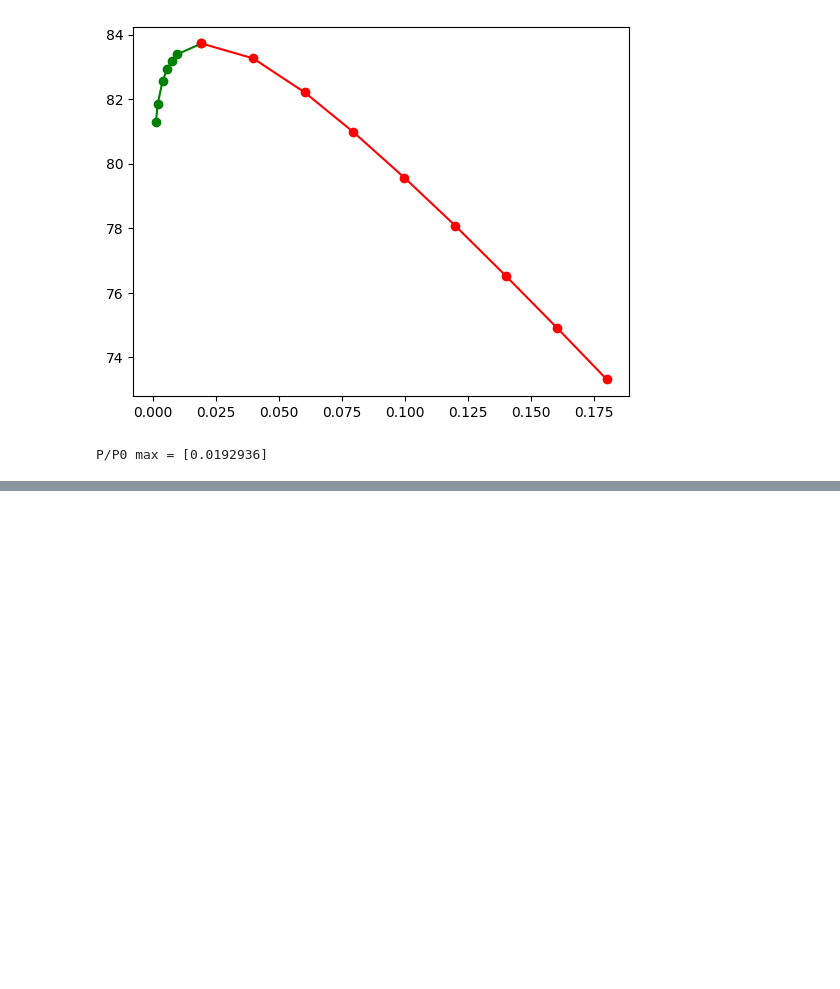
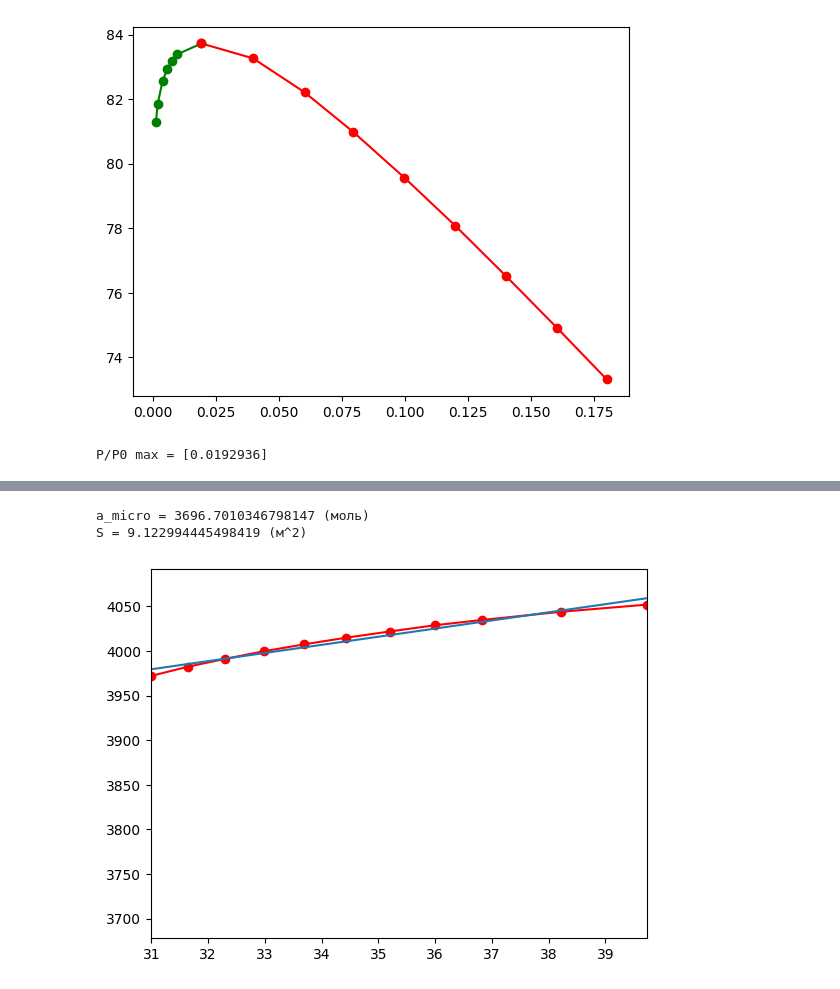
Before and after one commit to IDAnton/BET, a Jupyter notebook: BET.ipynb, the cells around one changed output, grey strips where cells are left out. Saved outputs shown, nothing was run; the diff lists cells and outputs as text; code cells hidden in the pictures; blank space fills up the shorter version.

Commit message:
compare_method

```diff
--- a/BET.ipynb
+++ b/BET.ipynb
@@ -107 +104,35 @@ Line 0.011888690758697374*x + 1.0009118176292108e-06
 [figure]
+# %%
+a0 = 27.1667
+a1 = 23.4490
+a2 = 26.7500
+a3 = 6.5135
+a4 = 0.9971
+a5 = 0
+b = p
+compare_y = a0 + a1*b + a2*(b**2)+ a3*(b**3) +a4*(b**4) + a5*(b**5)
+
+am = (a/22.4)*10**3 # sorb in mole
+
+
+model = LinearRegression()
+model.fit(compare_y[12:23], am[12:23])
+r = model.score(compare_y[12:23], am[12:23])
+k = model.coef_[0][0]
+b = model.intercept_[0]
+
+x1 = np.array([0])
+x2 = compare_y[23]
+y1 = model.predict(x1.reshape(1,-1))[0]
+y2 = model.predict(x2.reshape(1,-1))[0]
+
+print(f"a_micro = {b} (моль)")
+print(f"S = {k} (м^2)")
+plt.xlim(compare_y[12], compare_y[22])
+plt.plot(compare_y[12:23], am[12:23], marker='o', c='r')
+plt.plot([x1, x2], [y1, y2], marker = 'o')
+plt.show()
+# %% [output]
+a_micro = 3696.7010346798147 (моль)
+S = 9.122994445498419 (м^2)
+[figure, added]
```
Also changed, not shown: parts of 4 cells of this notebook.
